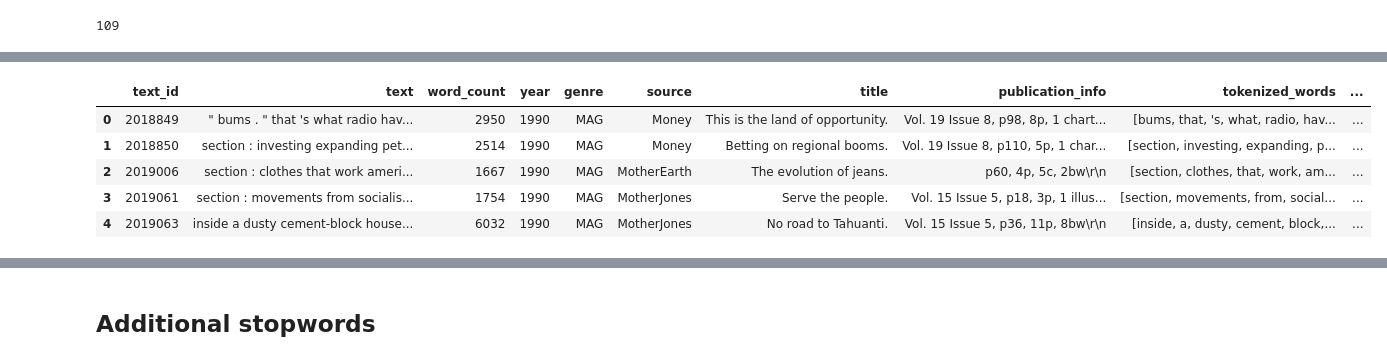
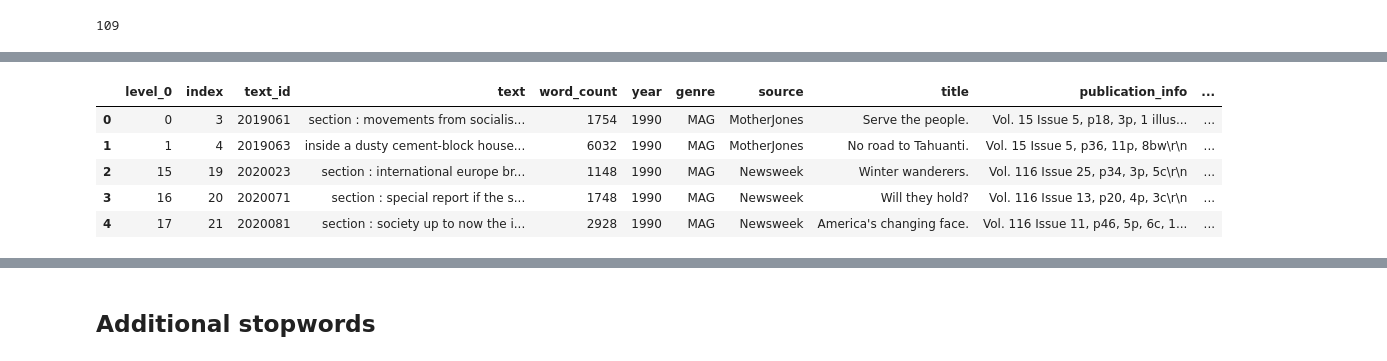
Before and after one commit to rachel-ker/refugeediscourse, a Jupyter notebook: data_analysis.ipynb, the cells around one changed output, grey strips where cells are left out. Cells and saved outputs as stored; diff of their text form; code cells hidden in the pictures.

Commit message:
added ideology separation

```diff
--- a/data_analysis.ipynb
+++ b/data_analysis.ipynb
@@ -258,12 +256,15 @@ Right     0          57
           3          35
           4          72
 dtype: int64
+# %%
+data_left=data[data['ideology']=='Left'].reset_index()
+data_right=data[data['ideology']=='Right'].reset_index()
 # %%
-data.head()
+data_left.head()
 # %% [output]
-|  | text_id | text | word_count | year | genre | source | title | publication_info | tokenized_words | ... |
-| 0 | 2018849 | " bums . " that 's what radio hav... | 2950 | 1990 | MAG | Money | This is the land of opportunity. | Vol. 19 Issue 8, p98, 8p, 1 chart... | [bums, that, 's, what, radio, hav... | ... |
-| 1 | 2018850 | section : investing expanding pet... | 2514 | 1990 | MAG | Money | Betting on regional booms. | Vol. 19 Issue 8, p110, 5p, 1 char... | [section, investing, expanding, p... | ... |
-| 2 | 2019006 | section : clothes that work ameri... | 1667 | 1990 | MAG | MotherEarth | The evolution of jeans. | p60, 4p, 5c, 2bw\r\n | [section, clothes, that, work, am... | ... |
-| 3 | 2019061 | section : movements from socialis... | 1754 | 1990 | MAG | MotherJones | Serve the people. | Vol. 15 Issue 5, p18, 3p, 1 illus... | [section, movements, from, social... | ... |
-| 4 | 2019063 | inside a dusty cement-block house... | 6032 | 1990 | MAG | MotherJones | No road to Tahuanti. | Vol. 15 Issue 5, p36, 11p, 8bw\r\n | [inside, a, dusty, cement, block,... | ... |
+|  | level_0 | index | text_id | text | word_count | year | genre | source | title | publication_info | ... |
+| 0 | 0 | 3 | 2019061 | section : movements from socialis... | 1754 | 1990 | MAG | MotherJones | Serve the people. | Vol. 15 Issue 5, p18, 3p, 1 illus... | ... |
+| 1 | 1 | 4 | 2019063 | inside a dusty cement-block house... | 6032 | 1990 | MAG | MotherJones | No road to Tahuanti. | Vol. 15 Issue 5, p36, 11p, 8bw\r\n | ... |
+| 2 | 15 | 19 | 2020023 | section : international europe br... | 1148 | 1990 | MAG | Newsweek | Winter wanderers. | Vol. 116 Issue 25, p34, 3p, 5c\r\n | ... |
+| 3 | 16 | 20 | 2020071 | section : special report if the s... | 1748 | 1990 | MAG | Newsweek | Will they hold? | Vol. 116 Issue 13, p20, 4p, 3c\r\n | ... |
+| 4 | 17 | 21 | 2020081 | section : society up to now the i... | 2928 | 1990 | MAG | Newsweek | America's changing face. | Vol. 116 Issue 11, p46, 5p, 6c, 1... | ... |
```
Also changed, not shown: parts of 4 cells of this notebook.
